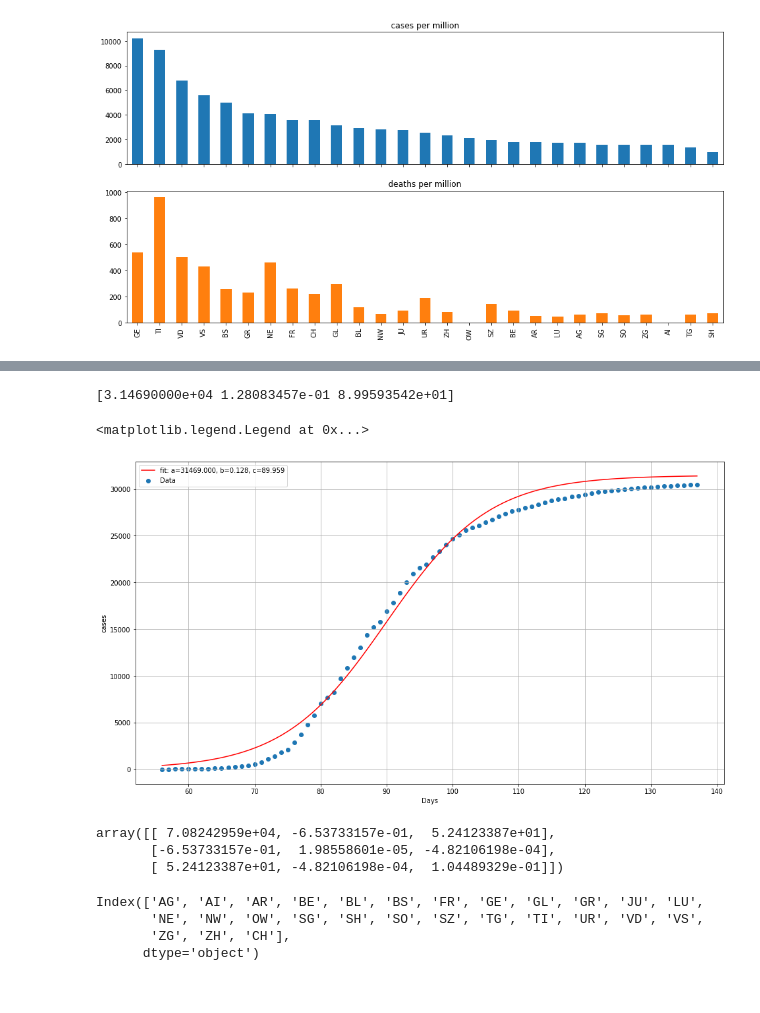
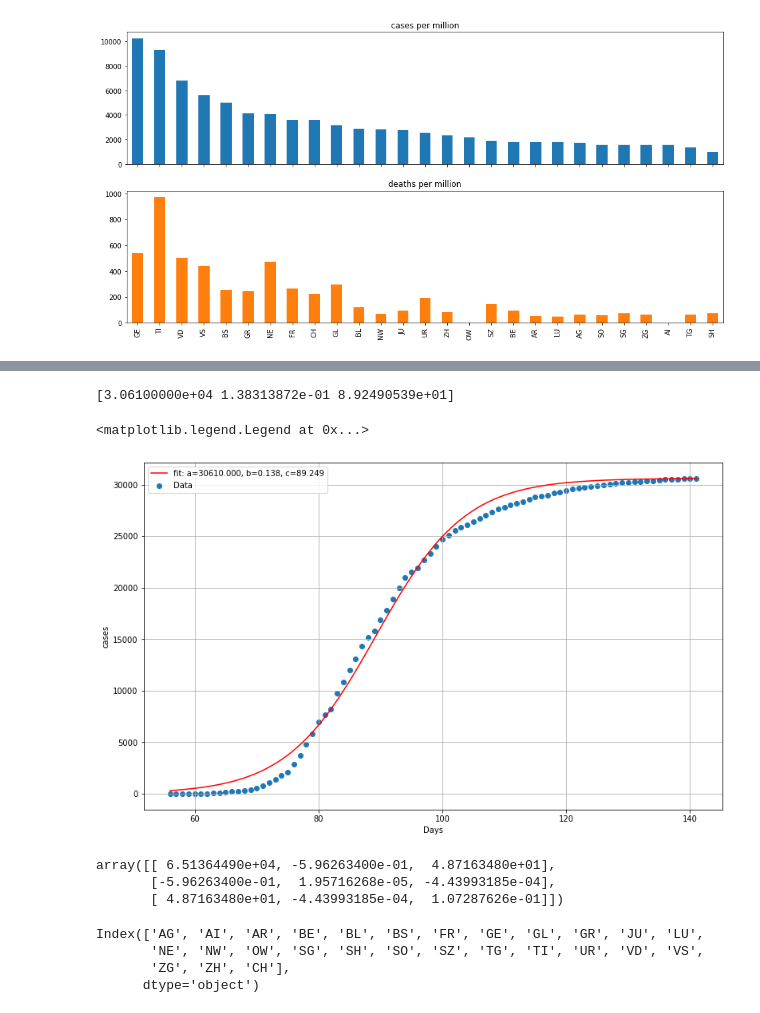
Before and after one commit to jpmieville/COVID-19_data_analyis, a Jupyter notebook: covid19_swiss.ipynb, the cells around one changed output, grey strips where cells are left out. Saved outputs shown, nothing was run; the diff lists cells and outputs as text; code cells hidden in the pictures.

```diff
--- a/covid19_swiss.ipynb
+++ b/covid19_swiss.ipynb
@@ -40,11 +45,11 @@ def add(df1, df2, country):
     df.country = country
     df.columns = ["cases", "deaths"]
     df["daily_cases"] = df["cases"].diff()
-    df.loc[df["daily_cases"].isna(), "daily_cases"] = 0
-    df["daily_cases_s"] = signal.savgol_filter(df["daily_cases"], 11, 3)
+    df.loc[df["cases"].isna(), "cases"] = 0
+    df["daily_cases_s"] = signal.savgol_filter(df["cases"], 9, 3, deriv=1)
     df["daily_death"] = df["deaths"].diff()
-    df.loc[df["daily_death"].isna(), "daily_death"] = 0
-    df["daily_death_s"] = signal.savgol_filter(df["daily_death"], 11, 3)
+    df.loc[df["deaths"].isna(), "deaths"] = 0
+    df["daily_death_s"] = signal.savgol_filter(df["deaths"], 9, 3, deriv=1)
     return df
 # %%
 def plot_daily(data):
@@ -418,29 +423,29 @@ array([1.87900000e+03, 1.33628648e-01, 9.90274339e+01])
 # %%
 popt, pcov = curve_fit(logistic,
                        ch.index.get_level_values(1).to_numpy(),
                        ch["cases"].to_numpy(),
-                       bounds=([max(ch["cases"]) + 1000, 0, 0], [max(ch["cases"]) * 10,2, 100]))
+                       bounds=([max(ch["cases"]), 0, 0], [max(ch["cases"]) * 10,2, 100]))
 print(popt)
-plt.figure(1, figsize=(16, 9))
+plt.figure(1, figsize=(13, 8))
 plt.scatter(ch.index.get_level_values(1),
             ch["cases"],
             label="Data")
 plt.plot(xdata, logistic(xdata, *popt), 'r-', label='fit: a=%5.3f, b=%5.3f, c=%5.3f' % tuple(popt))
 plt.xlabel('Days')
 plt.ylabel('cases')
 plt.grid(True)
 plt.legend()
 # plt.show()
 # %% [output]
-[3.14690000e+04 1.28083457e-01 8.99593542e+01]
+[3.06100000e+04 1.38313872e-01 8.92490539e+01]
 <matplotlib.legend.Legend at 0x...>
-[figure, old version]
+[figure, new version]
 # %%
 pcov
 # %% [output]
-array([[ 7.08242959e+04, -6.53733157e-01,  5.24123387e+01],
-       [-6.53733157e-01,  1.98558601e-05, -4.82106198e-04],
-       [ 5.24123387e+01, -4.82106198e-04,  1.04489329e-01]])
+array([[ 6.51364490e+04, -5.96263400e-01,  4.87163480e+01],
+       [-5.96263400e-01,  1.95716268e-05, -4.43993185e-04],
+       [ 4.87163480e+01, -4.43993185e-04,  1.07287626e-01]])
 # %%
 deaths.columns
 # %% [output]
```
Also changed, not shown: parts of 35 cells of this notebook, 1 other file.
